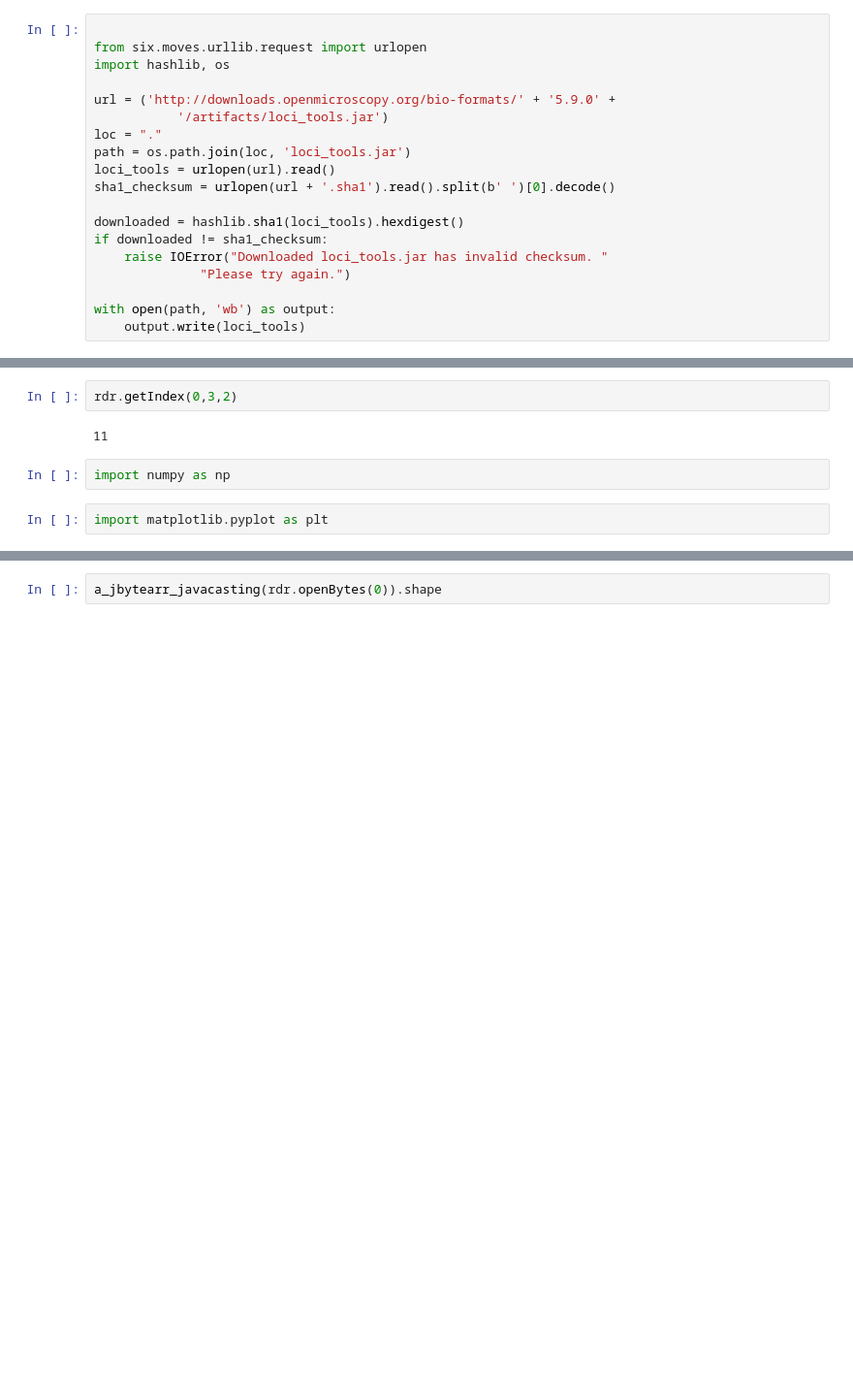
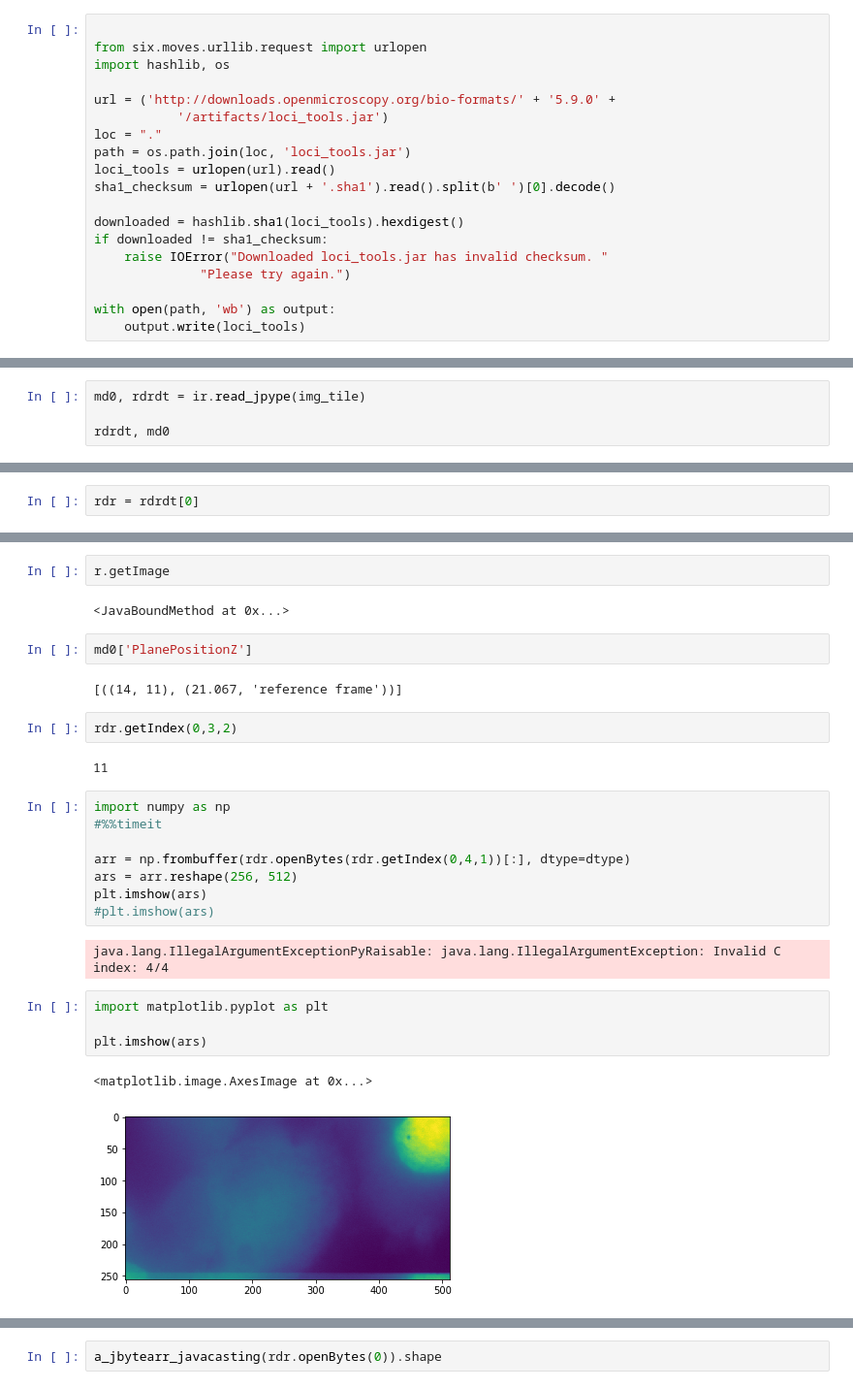
Before and after one commit to darosio/nima_io, a Jupyter notebook: examples/general_reading_and_development.ipynb, the cells around one changed output, grey strips where cells are left out. Shown at 97% size. Cells and saved outputs as stored; diff of their text form; blank space fills up the shorter version.

```diff
--- a/examples/general_reading_and_development.ipynb
+++ b/examples/general_reading_and_development.ipynb
@@ -114,0 +352,4 @@ meta = rdr.getMetadataStore()
+# %%
+md0, rdrdt = ir.read_jpype(img_tile)
+
+rdrdt, md0
@@ -114,0 +380,2 @@ meta = rdr.getMetadataStore()
+# %%
+rdr = rdrdt[0]
@@ -115,8 +390,29 @@ meta = rdr.getMetadataStore()
+# %%
+r.getImage
+# %% [output]
+<JavaBoundMethod at 0x...>
+# %%
+md0['PlanePositionZ']
+# %% [output]
+[((14, 11), (21.067, 'reference frame'))]
 # %%
 rdr.getIndex(0,3,2)
 # %% [output]
 11
-# %%
-import numpy as np
+# %%
+import numpy as np
+#%%timeit
+
+arr = np.frombuffer(rdr.openBytes(rdr.getIndex(0,4,1))[:], dtype=dtype)
+ars = arr.reshape(256, 512)
+plt.imshow(ars)
+#plt.imshow(ars)
+# %% [output]
+java.lang.IllegalArgumentExceptionPyRaisable: java.lang.IllegalArgumentException: Invalid C index: 4/4
 # %%
 import matplotlib.pyplot as plt
+
+plt.imshow(ars)
+# %% [output]
+<matplotlib.image.AxesImage at 0x...>
+[figure, added]
```
Also changed, not shown: parts of 72 cells of this notebook, 14 other files.
